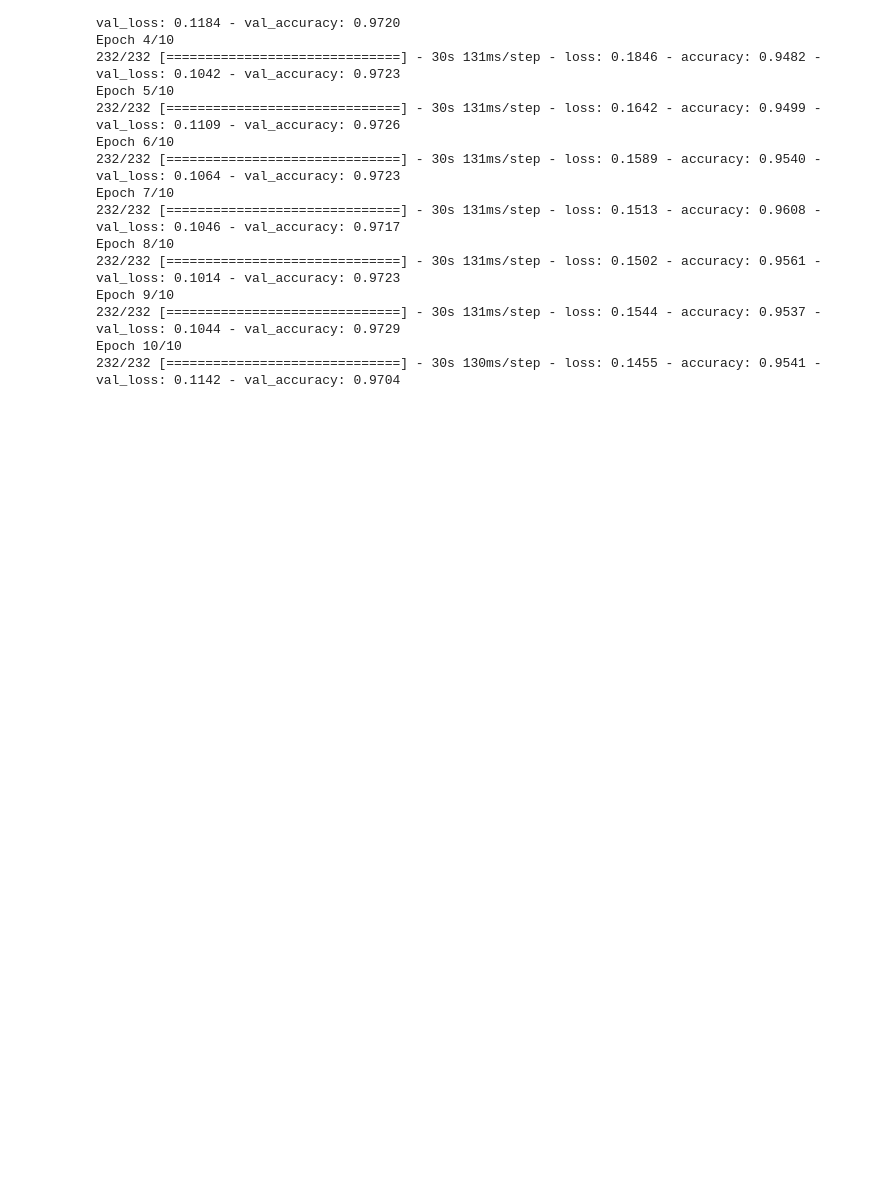
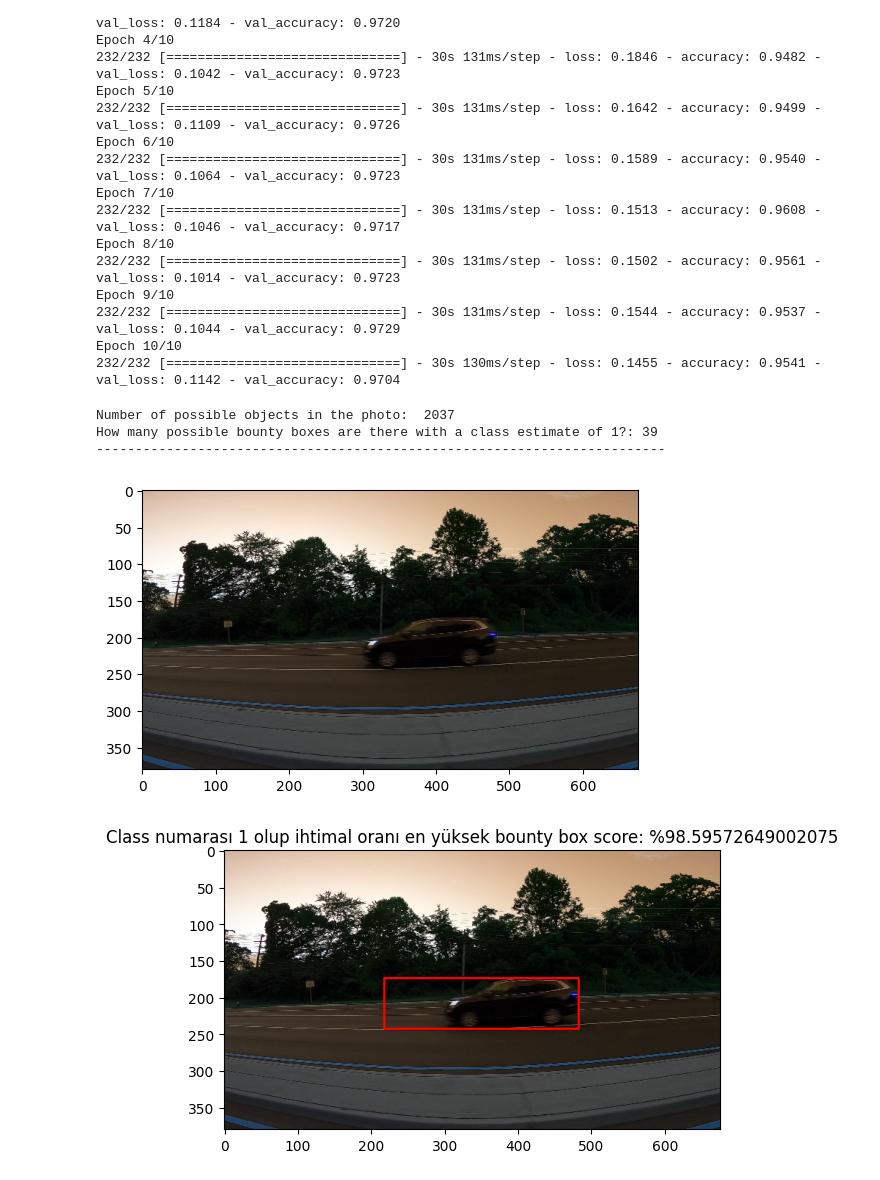
Before and after one commit to BassamSaleh99/object-detection-selective-search, a Jupyter notebook: object-detection-selective-search.ipynb, the cells around one changed output. Drawn from its saved outputs; the diff is of its cells as text; code cells hidden in the pictures; blank space fills up the shorter version.

Commit message:
Apply Selective Search to generate region proposals and classify regions using trained VGG16 model to detect cars

```diff
--- a/object-detection-selective-search.ipynb
+++ b/object-detection-selective-search.ipynb
@@ -307,3 +319,63 @@ Epoch 9/10
 232/232 [==============================] - 30s 131ms/step - loss: 0.1544 - accuracy: 0.9537 - val_loss: 0.1044 - val_accuracy: 0.9729
 Epoch 10/10
 232/232 [==============================] - 30s 130ms/step - loss: 0.1455 - accuracy: 0.9541 - val_loss: 0.1142 - val_accuracy: 0.9704
+# %%
+car = []
+photo_path = 'D:\\projects\\Computer Vision Project\\Computer Vision\\data\\testing_images\\vid_5_27620.jpg'
+deneme_img = cv2.imread(photo_path)
+
+ss.setBaseImage(deneme_img)
+ss.switchToSelectiveSearchFast()
+rects1 = ss.process()
+print('Number of possible objects in the photo: ', len(rects1))
+
+for i in rects1:
+    x, y, w, h = i
+    bb3 = {
+        'x1': x,
+        'y1': y,
+        'x2': x + w,
+        'y2': y + h
+    }
+    try:
+        assert bb3['x1'] < bb3['x2']
+        assert bb3['y1'] < bb3['y2']
+        img_data = deneme_img[bb3['y1']:bb3['y2'], bb3['x1']:bb3['x2']]
+        img_data = cv2.resize(img_data, (224, 224))
+        tahmin = model.predict(img_data.reshape(1, 224, 224, 3))
+        if tahmin[0] > 0.5:
+            car.append([bb3, tahmin[0]])
+    except Exception as e:
+        print(e)
+
+print('How many possible bounty boxes are there with a class estimate of 1?:', len(car))
+print('-------------------------------------------------------------------------')
+
+if len(car) > 0:
+    bounding_boxes = [item[0] for item in car]
+    scores = [item[1] for item in car]
+
+    max_index = np.argmax(scores)
+
+    best_bb = bounding_boxes[max_index]
+
+    deneme_img = cv2.imread(photo_path)
+    pt1 = (best_bb['x1'], best_bb['y1'])
+    pt2 = (best_bb['x2'], best_bb['y2'])
+
+    plt.figure()
+    plt.imshow(deneme_img)
+    cv2.rectangle(deneme_img, pt1, pt2, (255, 0, 0), 2)
+
+    plt.figure()
+    plt.title(f'Class numarası 1 olup ihtimal oranı en yüksek bounty box score: %{scores[max_index][0] * 100}')
+    plt.imshow(deneme_img)
+    plt.show()
+else:
+    print("No valid bounding boxes with class prediction 1 found.")
+# %% [output]
+Number of possible objects in the photo:  2037
+How many possible bounty boxes are there with a class estimate of 1?: 39
+-------------------------------------------------------------------------
+[figure, added]
+[figure, added]
```
Also changed, not shown: parts of 9 cells of this notebook.
